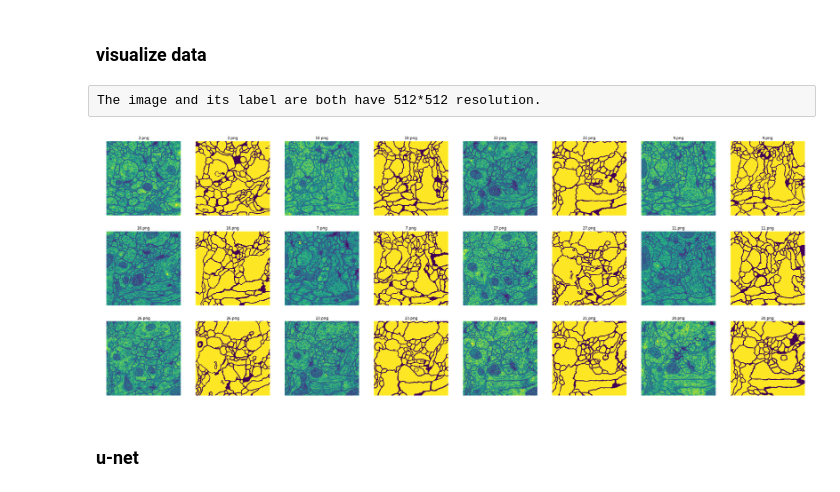
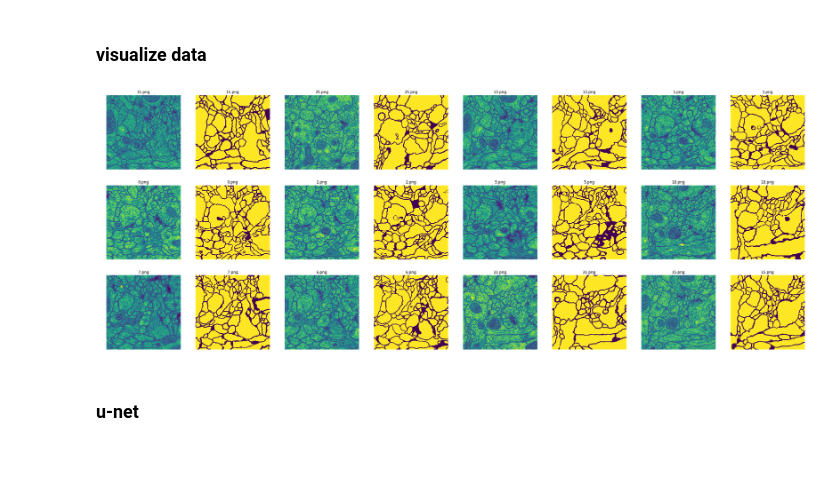
Before and after one commit to czifan/unet.pytorch, a Jupyter notebook: u-net.ipynb, the cells around one changed output. Cells and saved outputs as stored; diff of their text form; code cells hidden in the pictures; blank space fills up the shorter version.

```diff
--- a/u-net.ipynb
+++ b/u-net.ipynb
@@ -14,32 +14,30 @@ import matplotlib.pyplot as plt
 %matplotlib inline
 # %% [markdown]
 ### visualize data
-# %% [raw]
-The image and its label are both have 512*512 resolution.
 # %%
 save_dir = './data'
 # %%
 img_dir = os.path.join(save_dir, 'train', 'image')
 lab_dir = os.path.join(save_dir, 'train', 'label')
 img_fns = os.listdir(img_dir)
 f, axarr = plt.subplots(3, 8, figsize=(40, 15))
 indexs = random.sample(range(len(img_fns)), 12)
 
 for (i, index) in enumerate(indexs):
     img_fn = img_fns[index]
     lab_fn = img_fn
     img_path = os.path.join(img_dir, img_fn)
     label_path = os.path.join(lab_dir, lab_fn)
     img = cv2.imread(img_path, cv2.IMREAD_GRAYSCALE)[np.newaxis, :][0]
-    label = cv2.imread(label_path, cv2.IMREAD_GRAYSCALE)[np.newaxis, :][0] * 255.
+    label = cv2.imread(label_path, cv2.IMREAD_GRAYSCALE)[np.newaxis, :][0]
     axarr[i*2//8][i*2%8].axis('off')
     axarr[i*2//8][i*2%8].set_title(img_fn)
     axarr[i*2//8][i*2%8].imshow(img)
     axarr[(i*2+1)//8][(i*2+1)%8].axis('off')
     axarr[(i*2+1)//8][(i*2+1)%8].set_title(lab_fn)
     axarr[(i*2+1)//8][(i*2+1)%8].imshow(label)
 # %% [output]
-[figure, old version]
+[figure, new version]
 # %% [markdown]
 ### u-net
 # %%
```
Also changed, not shown: parts of 6 cells of this notebook, 1 other file.
